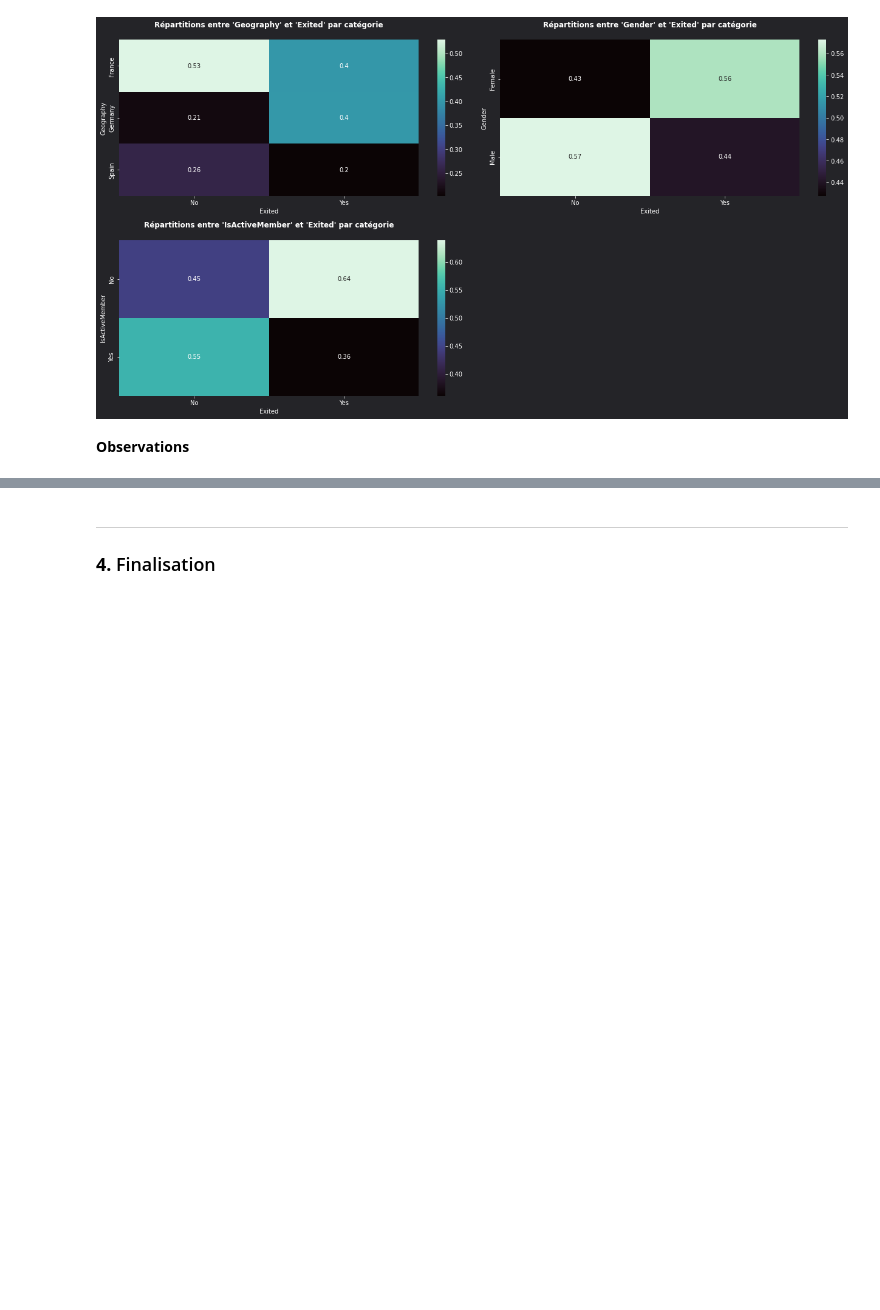
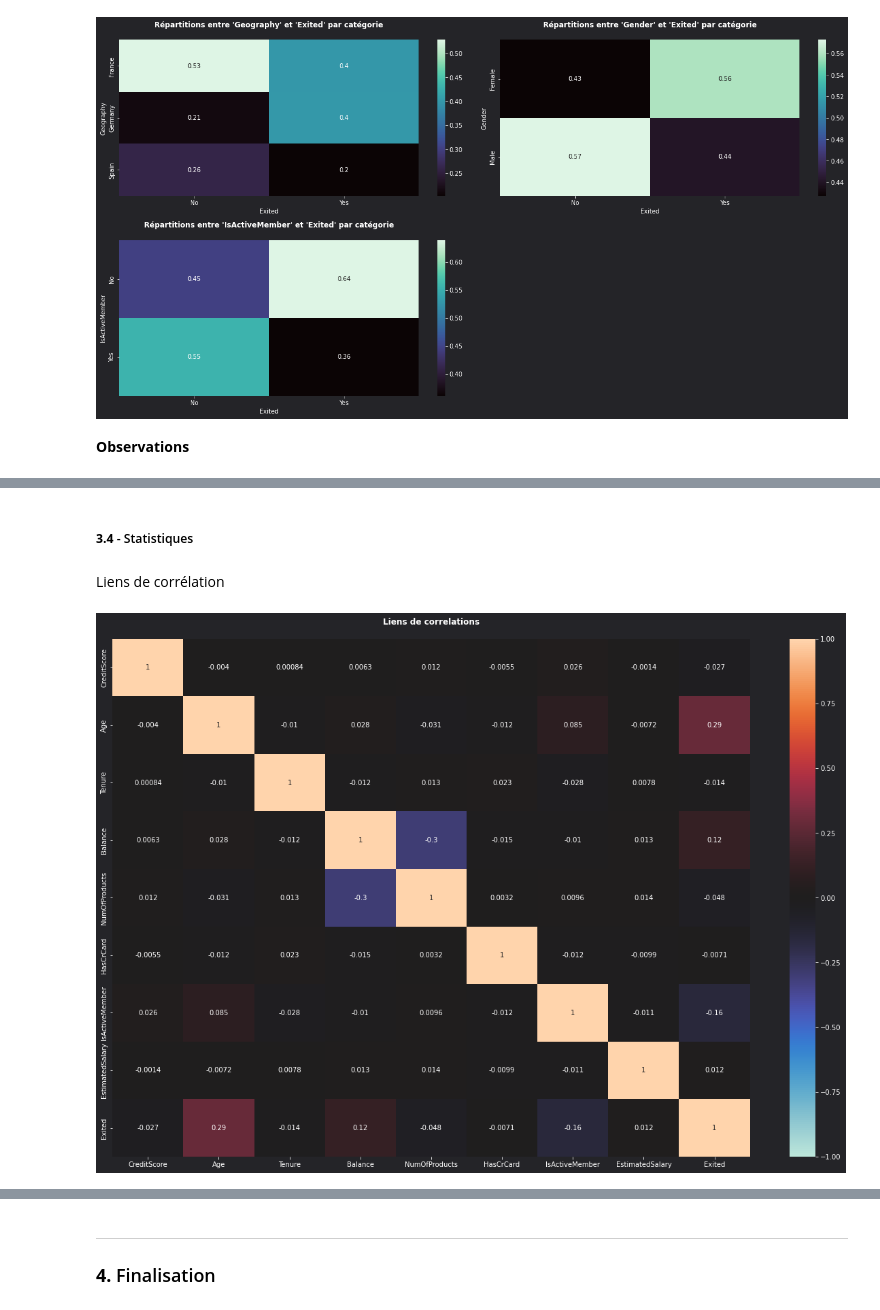
Before and after one commit to ElodieBayet/ai-developer, a Jupyter notebook: 06.projects/02.churn/eda_churn.ipynb, the cells around one changed output, grey strips where cells are left out. Saved outputs shown, nothing was run; the diff lists cells and outputs as text; code cells hidden in the pictures; blank space fills up the shorter version.

```diff
--- a/06.projects/02.churn/eda_churn.ipynb
+++ b/06.projects/02.churn/eda_churn.ipynb
@@ -758,0 +786,12 @@ plt.show()
+# %% [markdown]
+##### **3.4** - Statistiques
+# %% [markdown]
+Liens de corrélation
+# %%
+# (!) - Continous 'EstimatedSalary', 'CreditScore' && discretes 'Tenure', 'NumOfProduct', 'HasCreditCard' are all < 0.1| > -0.1
+plt.figure(figsize=(21, 14))
+plt.title("Liens de correlations\n")
+sns.heatmap(churn_data.corr(method='pearson'), vmin=-1, vmax=1, cmap="icefire", annot=True)
+plt.show()
+# %% [output]
+[figure, added]
```
Also changed, not shown: parts of 38 cells of this notebook, 2 other files.
